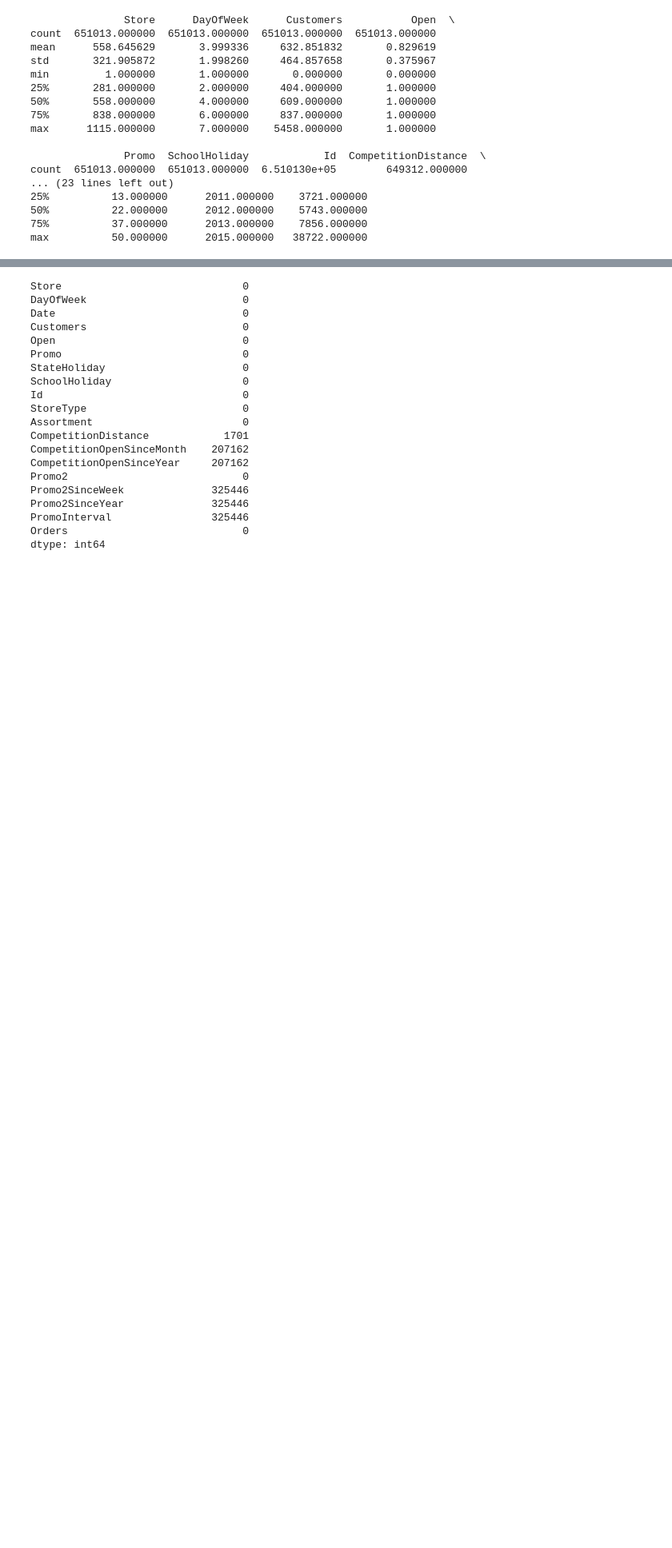
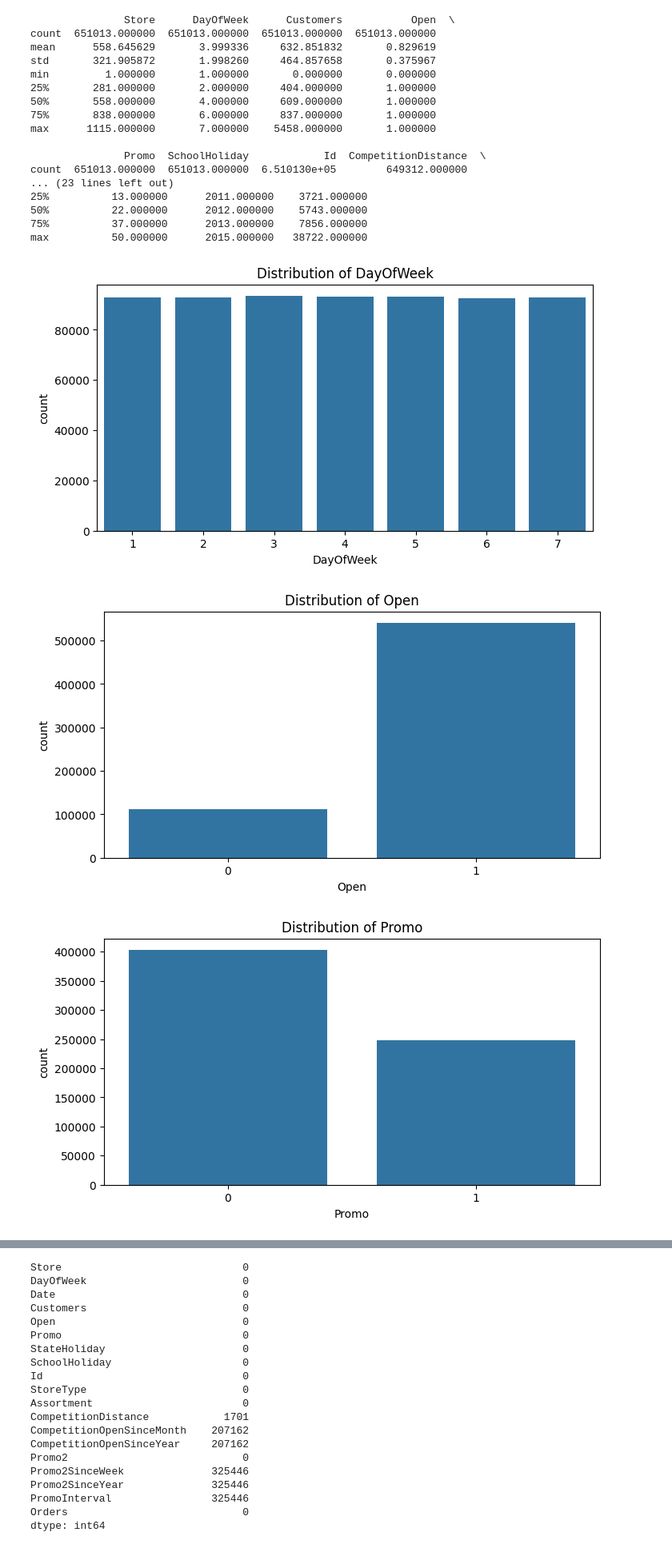
Before and after one commit to chawthinn/linear_regression_assg_retail_store, a Jupyter notebook: V1.1_Chaw_Thinn_Assg4_BDM1034.ipynb, the cells around one changed output, grey strips where cells are left out. Shown at 80% size. Saved outputs shown, nothing was run; the diff lists cells and outputs as text; code cells hidden in the pictures; blank space fills up the shorter version.

```diff
--- a/V1.1_Chaw_Thinn_Assg4_BDM1034.ipynb
+++ b/V1.1_Chaw_Thinn_Assg4_BDM1034.ipynb
@@ -65,3 +85,20 @@ count  651013.000000  651013.000000  6.510130e+05        649312.000000
 50%          22.000000      2012.000000    5743.000000
 75%          37.000000      2013.000000    7856.000000
 max          50.000000      2015.000000   38722.000000
+# %%
+import seaborn as sns
+import matplotlib.pyplot as plt
+
+# Categorical columns to visualize
+categorical_columns = ['DayOfWeek', 'Open', 'Promo', 'StateHoliday', 'SchoolHoliday', 'StoreType', 'Assortment', 'PromoInterval', 'Promo2']
+
+# Loop through categorical columns and create count plots
+for col in categorical_columns:
+    plt.figure(figsize=(8, 4))
+    sns.countplot(x=col, data=merged_data)
+    plt.title(f"Distribution of {col}")
+    plt.show()
+# %% [output]
+[figure, added]
+[figure, added]
+[figure, added]
```
Also changed, not shown: parts of 31 cells of this notebook, 1 other file.
